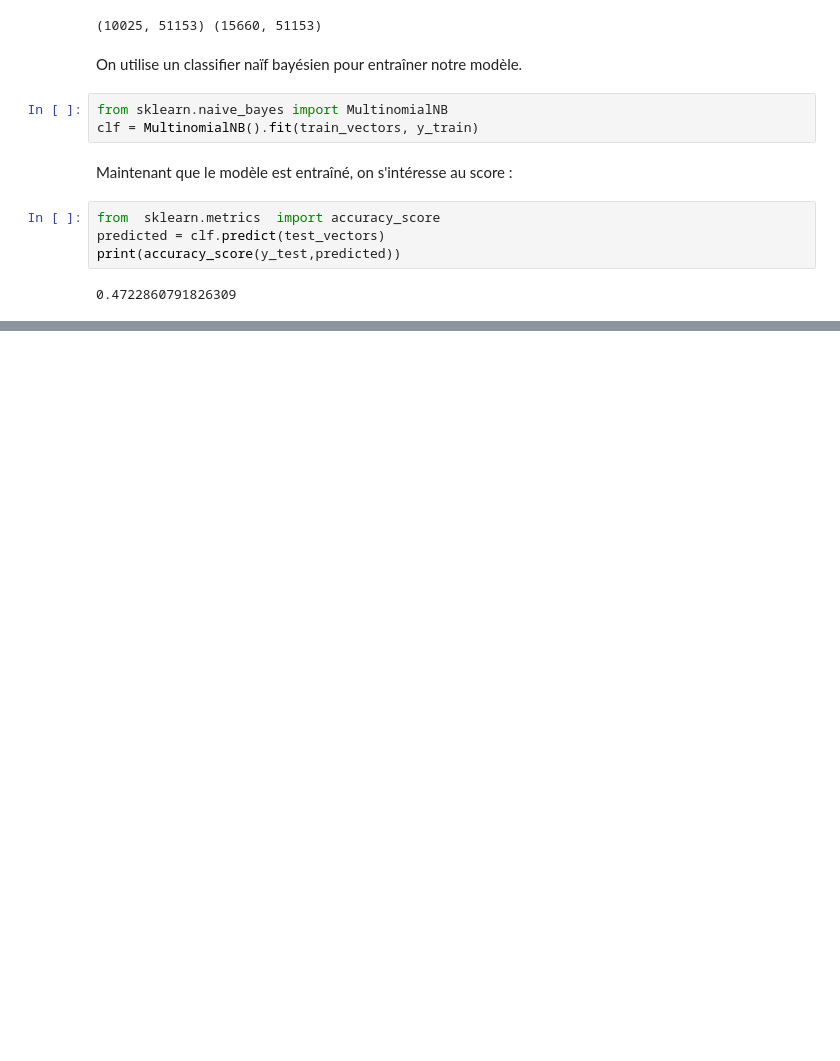
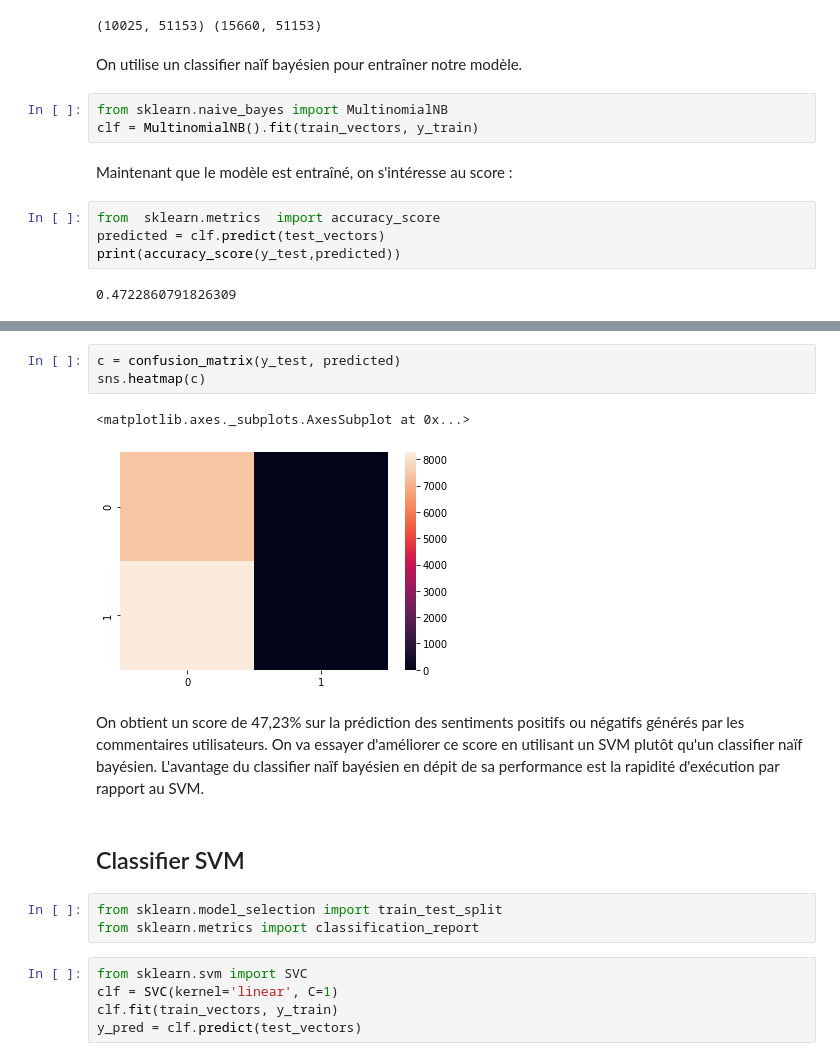
Before and after one commit to marie-ganon/Projet-Python-S1, a Jupyter notebook: Modélisation.ipynb, the cells around one changed output, grey strips where cells are left out. Saved outputs shown, nothing was run; the diff lists cells and outputs as text; blank space fills up the shorter version.

```diff
--- a/Modélisation.ipynb
+++ b/Modélisation.ipynb
@@ -373,0 +387,18 @@ On obtient un score de 47,23%.
+# %%
+c = confusion_matrix(y_test, predicted)
+sns.heatmap(c)
+# %% [output]
+<matplotlib.axes._subplots.AxesSubplot at 0x...>
+[figure, added]
+# %% [markdown]
+On obtient un score de 47,23% sur la prédiction des sentiments positifs ou négatifs générés par les commentaires utilisateurs. On va essayer d'améliorer ce score en utilisant un SVM plutôt qu'un classifier naïf bayésien. L'avantage du classifier naïf bayésien en dépit de sa performance est la rapidité d'exécution par rapport au SVM.
+# %% [markdown]
+## Classifier SVM
+# %%
+from sklearn.model_selection import train_test_split
+from sklearn.metrics import classification_report
+# %%
+from sklearn.svm import SVC
+clf = SVC(kernel='linear', C=1)
+clf.fit(train_vectors, y_train)
+y_pred = clf.predict(test_vectors)
```
Also changed, not shown: parts of 12 cells of this notebook.
